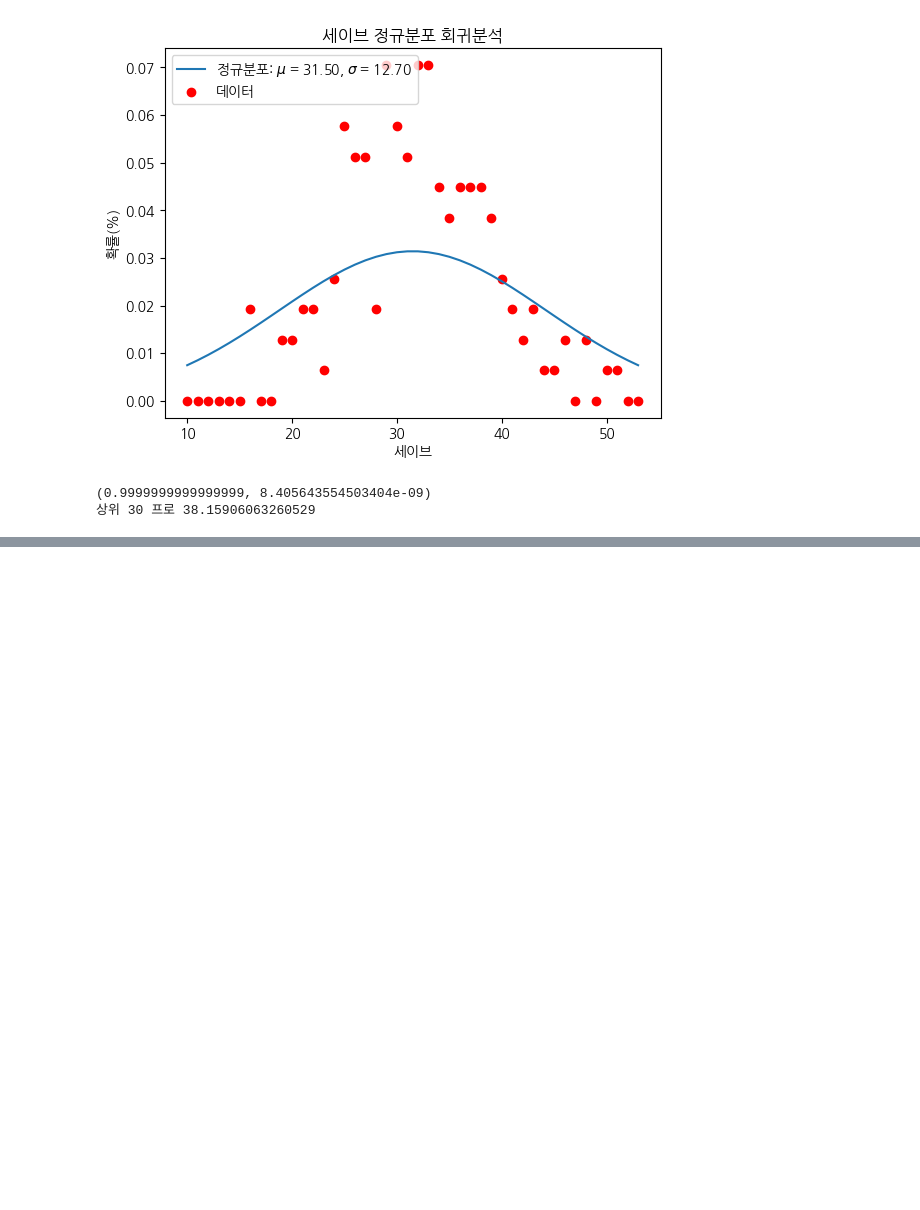
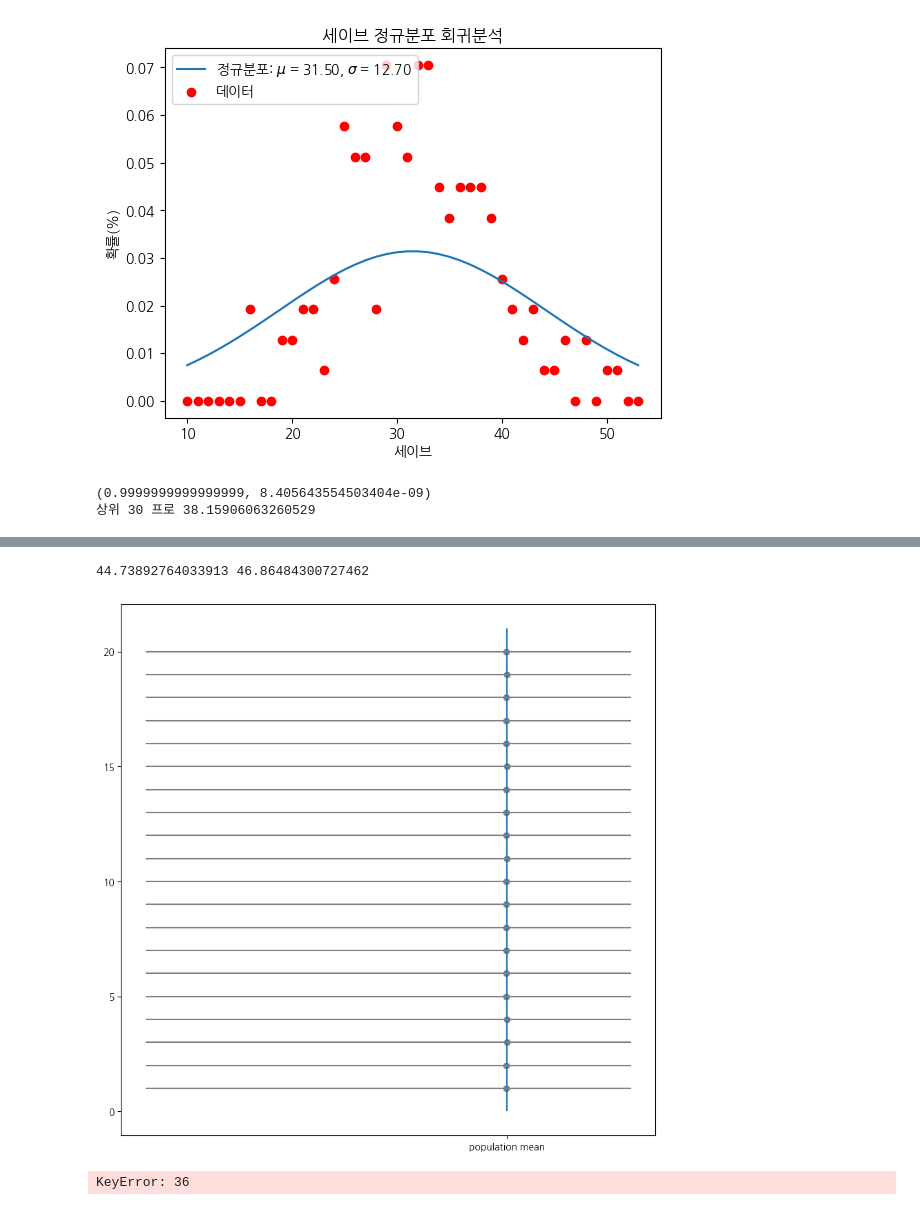
Before and after one commit to zeeenoo11/KDT05-Numpy-project, a Jupyter notebook: 명노아/Source/03_histo_regression.ipynb, the cells around one changed output, grey strips where cells are left out. Cells and saved outputs as stored; diff of their text form; code cells hidden in the pictures; blank space fills up the shorter version.

```diff
--- a/명노아/Source/03_histo_regression.ipynb
+++ b/명노아/Source/03_histo_regression.ipynb
@@ -292,0 +309,66 @@ print(f"상위 30 프로 {rv.isf(0.3)}") # 상위 30프로
+# %%
+samples = np.random.choice(  np.array(df[36]) , (100, 20) )
+# %%
+fig = plt.figure(figsize=(10, 10))
+ax = fig.add_subplot(111)
+mu,std=df[36].describe().mean(), df[36].describe().std()
+print(mu,std)
+rv = stats.norm(mu, std)
+n_samples = 20
+ax.vlines(mu, 0, 21)
+for i in range(n_samples):
+    sample_ = samples[i]
+    s_mean_ = np.mean(sample_)
+    lcl = s_mean_ - rv.isf(0.025) * std
+    ucl = s_mean_ - rv.isf(0.975) * std
+    if lcl <= mu <= ucl:
+        ax.scatter(s_mean_, n_samples-i, color='gray')
+        ax.hlines(n_samples-i, lcl, ucl, color='gray')
+    else:
+        ax.scatter(s_mean_, n_samples-i, color='b')
+        ax.hlines(n_samples-i, lcl, ucl, color='b')
+ax.set_xticks([mu])
+ax.set_xticklabels(['population mean'])
+
+plt.show()
+# %% [output]
+44.73892764033913 46.86484300727462
+[figure, added]
+# %%
+import numpy as np
+import pandas as pd
+import matplotlib.pyplot as plt
+
+# 예제 데이터프레임 생성
+data = np.array(df[36])
+df = pd.DataFrame(data)
+
+# 시뮬레이션 횟수 설정
+num_simulations = 1000
+
+# 평균과 표준 편차 계산
+sample_mean = np.mean(df[36])
+sample_std = np.std(df[36], ddof=1)
+
+# 시뮬레이션을 위한 랜덤 샘플링 및 평균 계산
+simulated_means = [np.mean(np.random.choice(df[36], len(df), replace=True)) for _ in range(num_simulations)]
+
+# 95% 신뢰구간 계산
+confidence_interval = np.percentile(simulated_means, [2.5, 97.5])
+
+# 결과 출력
+print(f"Sample Mean: {sample_mean}")
+print(f"95% Confidence Interval: {confidence_interval}")
+
+# 히스토그램과 신뢰구간 표시
+plt.hist(simulated_means, bins=30, density=True, alpha=0.7, color='skyblue')
+plt.axvline(x=sample_mean, color='red', linestyle='dashed', linewidth=2, label='평균')
+plt.axvline(x=confidence_interval[0], color='green', linestyle='dashed', linewidth=2, label='하위 CI')
+plt.axvline(x=confidence_interval[1], color='green', linestyle='dashed', linewidth=2, label='상위 CI')
+plt.legend()
+plt.title('히스토그램 분산')
+plt.xlabel('Mean Value')
+plt.ylabel('Density')
+plt.show()
+# %% [output]
+KeyError: 36
```
Also changed, not shown: parts of 4 cells of this notebook, 6 other files.
